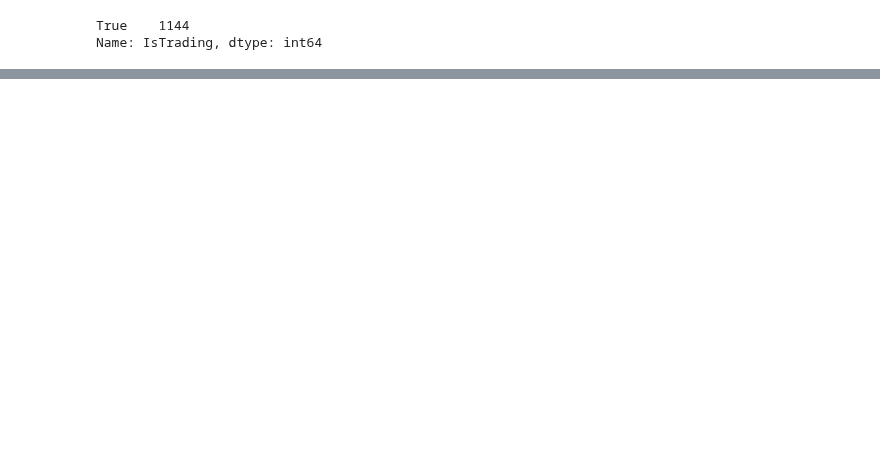
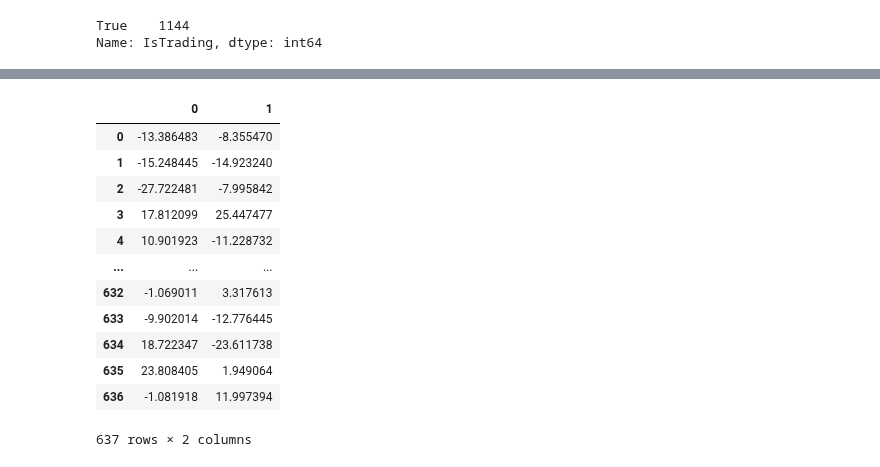
Before and after one commit to pkorat/usl-challenge, a Jupyter notebook: crypto.ipynb, the cells around one changed output, grey strips where cells are left out. Saved outputs shown, nothing was run; the diff lists cells and outputs as text; code cells hidden in the pictures; blank space fills up the shorter version.

```diff
--- a/crypto.ipynb
+++ b/crypto.ipynb
@@ -54,0 +111,20 @@ crypto_db_trade
+# %%
+from sklearn.manifold import TSNE
+tsne = TSNE()
+tsne_pca_crpyto_df = tsne.fit_transform(pca_scaled_crypto_db)
+tsne_pca_crpyto_df = pd.DataFrame(tsne_pca_crpyto_df)
+tsne_pca_crpyto_df
+# %% [output]
+|  | 0 | 1 |
+| 0 | -13.386483 | -8.355470 |
+| 1 | -15.248445 | -14.923240 |
+| 2 | -27.722481 | -7.995842 |
+| 3 | 17.812099 | 25.447477 |
+| 4 | 10.901923 | -11.228732 |
+| ... | ... | ... |
+| 632 | -1.069011 | 3.317613 |
+| 633 | -9.902014 | -12.776445 |
+| 634 | 18.722347 | -23.611738 |
+| 635 | 23.808405 | 1.949064 |
+| 636 | -1.081918 | 11.997394 |
+637 rows × 2 columns
```
Also changed, not shown: parts of 16 cells of this notebook.
